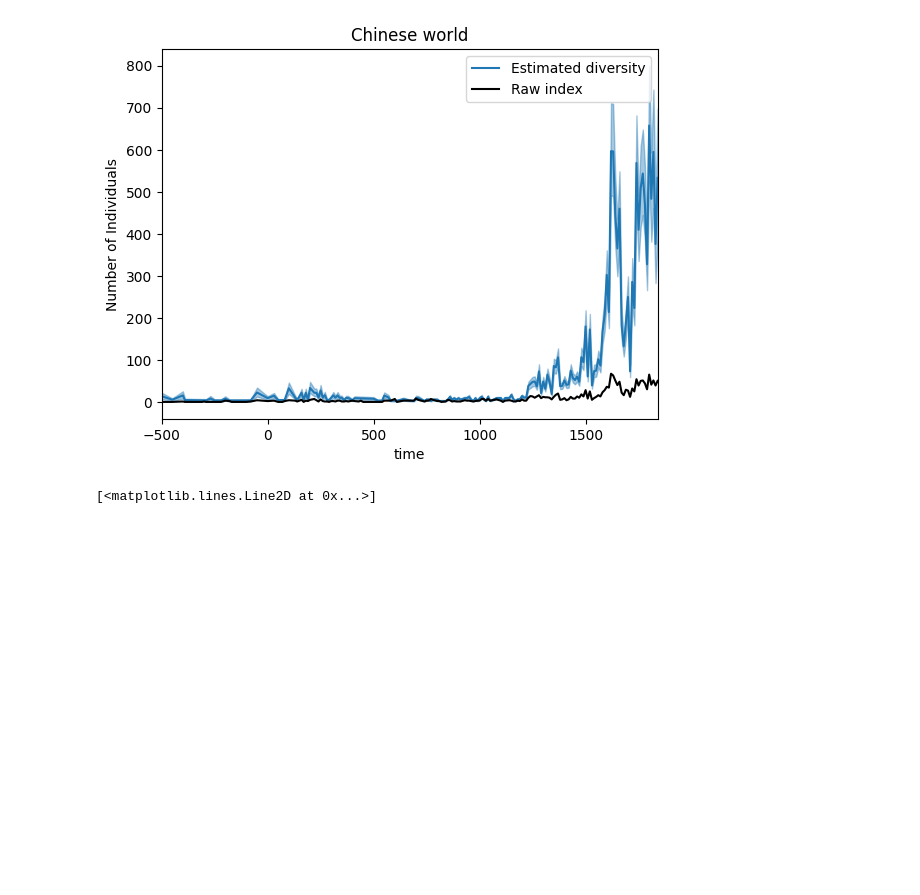
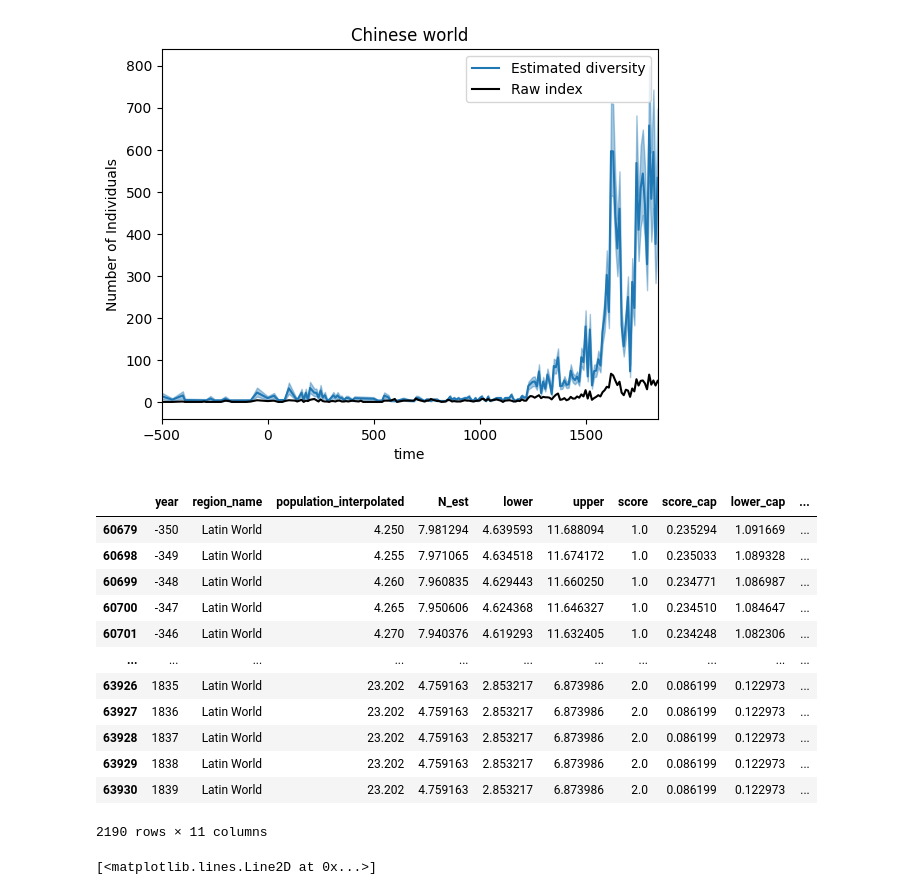
Before and after one commit to charlesdedampierre/cultura_project, a Jupyter notebook: notebooks/make_stats.ipynb, the cells around one changed output. Cells and saved outputs as stored; diff of their text form; code cells hidden in the pictures; blank space fills up the shorter version.

```diff
--- a/notebooks/make_stats.ipynb
+++ b/notebooks/make_stats.ipynb
@@ -162,6 +162,22 @@ interpolated_df = pd.concat(interpolated_data)
 # Reset the index to restore the 'year' column
 interpolated_df = interpolated_df.reset_index()
 interpolated_df = interpolated_df.drop_duplicates().dropna()
+# %%
+interpolated_df[interpolated_df['region_name']=='Latin World']
+# %% [output]
+|  | year | region_name | population_interpolated | N_est | lower | upper | score | score_cap | lower_cap | ... |
+| 60679 | -350 | Latin World | 4.250 | 7.981294 | 4.639593 | 11.688094 | 1.0 | 0.235294 | 1.091669 | ... |
+| 60698 | -349 | Latin World | 4.255 | 7.971065 | 4.634518 | 11.674172 | 1.0 | 0.235033 | 1.089328 | ... |
+| 60699 | -348 | Latin World | 4.260 | 7.960835 | 4.629443 | 11.660250 | 1.0 | 0.234771 | 1.086987 | ... |
+| 60700 | -347 | Latin World | 4.265 | 7.950606 | 4.624368 | 11.646327 | 1.0 | 0.234510 | 1.084647 | ... |
+| 60701 | -346 | Latin World | 4.270 | 7.940376 | 4.619293 | 11.632405 | 1.0 | 0.234248 | 1.082306 | ... |
+| ... | ... | ... | ... | ... | ... | ... | ... | ... | ... | ... |
+| 63926 | 1835 | Latin World | 23.202 | 4.759163 | 2.853217 | 6.873986 | 2.0 | 0.086199 | 0.122973 | ... |
+| 63927 | 1836 | Latin World | 23.202 | 4.759163 | 2.853217 | 6.873986 | 2.0 | 0.086199 | 0.122973 | ... |
+| 63928 | 1837 | Latin World | 23.202 | 4.759163 | 2.853217 | 6.873986 | 2.0 | 0.086199 | 0.122973 | ... |
+| 63929 | 1838 | Latin World | 23.202 | 4.759163 | 2.853217 | 6.873986 | 2.0 | 0.086199 | 0.122973 | ... |
+| 63930 | 1839 | Latin World | 23.202 | 4.759163 | 2.853217 | 6.873986 | 2.0 | 0.086199 | 0.122973 | ... |
+2190 rows × 11 columns
 # %%
 test = interpolated_df[interpolated_df['region_name']=='Greek World']
 # %%
```
Also changed, not shown: parts of 5 cells of this notebook, 5 other files.
